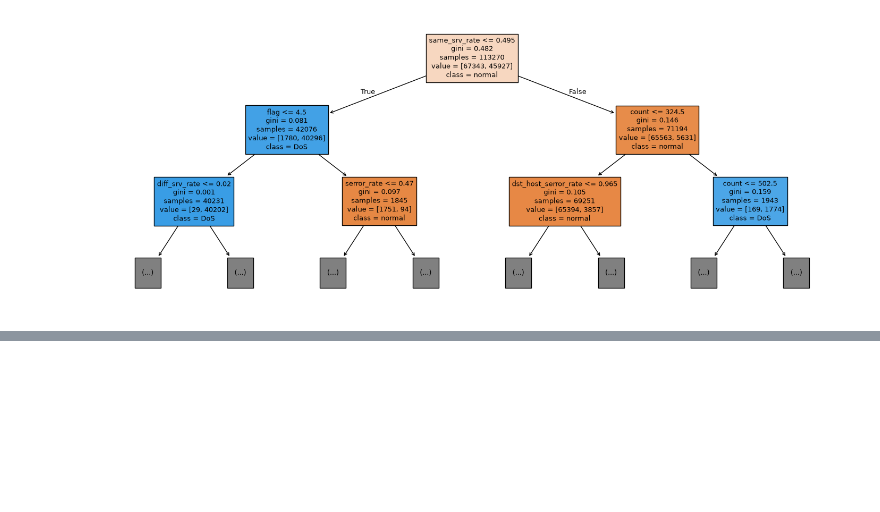
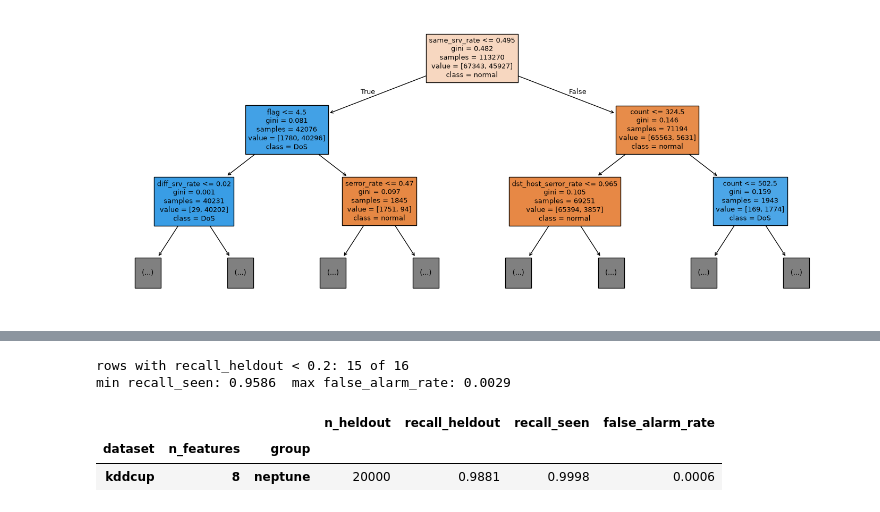
Before and after one commit to jr-cho/ml-network-anomaly-detection, a Jupyter notebook: notebooks/03_decision_tree.ipynb, the cells around one changed output, grey strips where cells are left out. Saved outputs shown, nothing was run; the diff lists cells and outputs as text; code cells hidden in the pictures; blank space fills up the shorter version.

```diff
--- a/notebooks/03_decision_tree.ipynb
+++ b/notebooks/03_decision_tree.ipynb
@@ -155,3 +209,18 @@ pd.Series(
+# %%
+print("rows with recall_heldout < 0.2:", int((loao["recall_heldout"] < 0.2).sum()), "of", len(loao))
+print(
+    "min recall_seen:",
+    loao["recall_seen"].min(),
+    " max false_alarm_rate:",
+    loao["false_alarm_rate"].max(),
+)
+loao[loao["recall_heldout"] >= 0.2][loao_cols]
+# %% [output]
+rows with recall_heldout < 0.2: 15 of 16
+min recall_seen: 0.9586  max false_alarm_rate: 0.0029
+|  |  |  | n_heldout | recall_heldout | recall_seen | false_alarm_rate |
+| dataset | n_features | group |  |  |  |  |
+| kddcup | 8 | neptune | 20000 | 0.9881 | 0.9998 | 0.0006 |
 # %% [markdown]
 ## Takeaways
 
```
Also changed, not shown: parts of 9 cells of this notebook, 4 other files.
